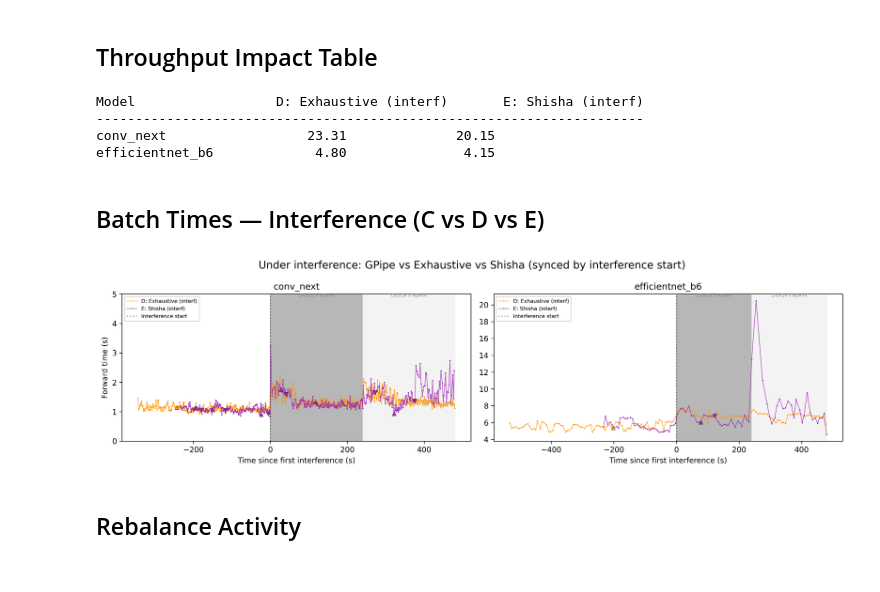
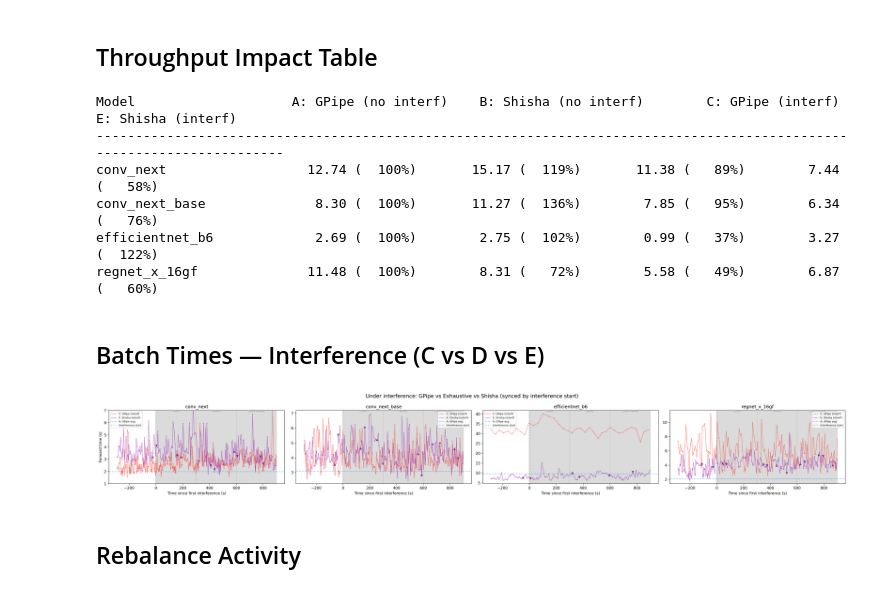
Before and after one commit to AndreiGhita2002/model-runner, a Jupyter notebook: data/experiment_graphs.ipynb, the cells around one changed output. Saved outputs shown, nothing was run; the diff lists cells and outputs as text; code cells hidden in the pictures.

```diff
--- a/data/experiment_graphs.ipynb
+++ b/data/experiment_graphs.ipynb
@@ -11,7 +11,7 @@ plt.rcParams['figure.dpi'] = 240
 ## Configuration
 # %%
 # Path to experiment directory
-EXPERIMENT_DIR = Path("experiments/exp4")
+EXPERIMENT_DIR = Path("experiments/exp10")
 
 # Run labels and descriptions
 RUN_INFO = {
@@ -194,7 +194,11 @@ if interf_run_ids:
             if first_time is None and "time" in e and "event" in e:
                 first_time = e["time"]
 
-        if step_order is None or not steps or not step_dur or first_time is None:
+        # Deterministic mode doesn't log step_order — default to sequential
+        if step_order is None:
+            step_order = list(range(len(steps)))
+
+        if not steps or not step_dur or first_time is None:
             return []
 
         timed = [b for b in result.get("batches", []) if "timing" in b]
@@ -318,10 +322,12 @@ for model in all_models:
             row += f"{'N/A':>25}"
     print(row)
 # %% [output]
-Model                  D: Exhaustive (interf)       E: Shisha (interf)
-----------------------------------------------------------------------
-conv_next                  23.31              20.15
-efficientnet_b6             4.80               4.15
+Model                    A: GPipe (no interf)    B: Shisha (no interf)        C: GPipe (interf)       E: Shisha (interf)
+------------------------------------------------------------------------------------------------------------------------
+conv_next                  12.74 (  100%)       15.17 (  119%)       11.38 (   89%)        7.44 (   58%)
+conv_next_base              8.30 (  100%)       11.27 (  136%)        7.85 (   95%)        6.34 (   76%)
+efficientnet_b6             2.69 (  100%)        2.75 (  102%)        0.99 (   37%)        3.27 (  122%)
+regnet_x_16gf              11.48 (  100%)        8.31 (   72%)        5.58 (   49%)        6.87 (   60%)
 # %% [markdown]
 ## Batch Times — Interference (C vs D vs E)
 # %%
@@ -352,7 +358,11 @@ def _get_interference_periods(data, model):
         if "step_order" in e:
             step_order = e["step_order"]
             break
-    if step_order is None or not steps or not step_dur:
+    # Deterministic mode doesn't log step_order — default to sequential
+    if step_order is None:
+        step_order = list(range(len(steps)))
+
+    if not steps or not step_dur:
         return []
 
     periods = []
@@ -409,7 +419,8 @@ def _get_interf_color(label, all_periods):
 
 # Y-axis limits per model (None = auto)
 Y_LIMITS = {
-    "conv_next": (0, 5),
+    "conv_next": (1, 7),
+    "efficientnet_b6": (None, None)
 }
 
 # Toggle: show enter/exit optimum markers
@@ -491,34 +502,34 @@ if interf_runs:
                 if exit_x:
                     ax.scatter(exit_x, exit_y, marker="v", color=color, s=30,
                                zorder=5, edgecolors="black", linewidths=0.3)
 
         # Run A mean as baseline
         if "A" in runs:
             a_result = runs["A"].get("results", {}).get(model)
             if a_result:
                 a_timed = [b for b in a_result.get("batches", []) if "timing" in b]
                 a_times = [b["timing"]["end"] - b["timing"]["start"] for b in a_timed]
                 if a_times:
                     ax.axhline(np.mean(a_times), color=RUN_INFO["A"]["color"],
                                linestyle="--", alpha=0.5, label="A: GPipe avg")
 
         ax.axvline(0, color="black", linestyle=":", alpha=0.4, label="Interference start")
 
         ax.set_title(model)
         ax.set_xlabel("Time since first interference (s)")
         ax.set_ylabel("Forward time (s)" if idx == 0 else "")
         if model in Y_LIMITS:
             ax.set_ylim(Y_LIMITS[model])
         ax.legend(fontsize="x-small")
 
     fig.suptitle("Under interference: GPipe vs Exhaustive vs Shisha (synced by interference start)", fontsize=14)
     fig.tight_layout()
 
     plt.show()
 else:
     print("Runs C, D, E not available")
 # %% [output]
-[figure, old version]
+[figure, new version]
 # %% [markdown]
 ## Rebalance Activity
 # %%
```
Also changed, not shown: parts of 5 cells of this notebook, 3 other files.
